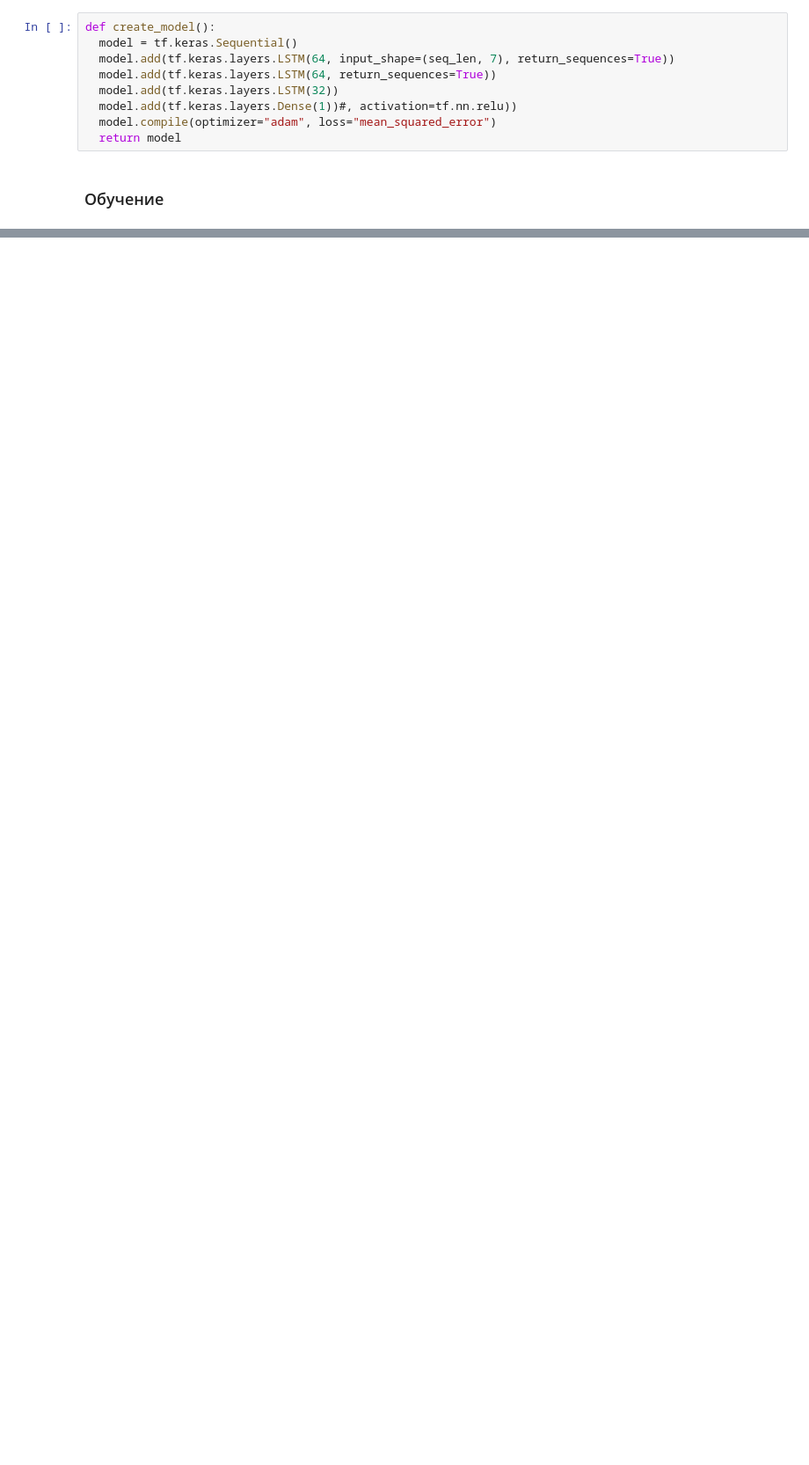
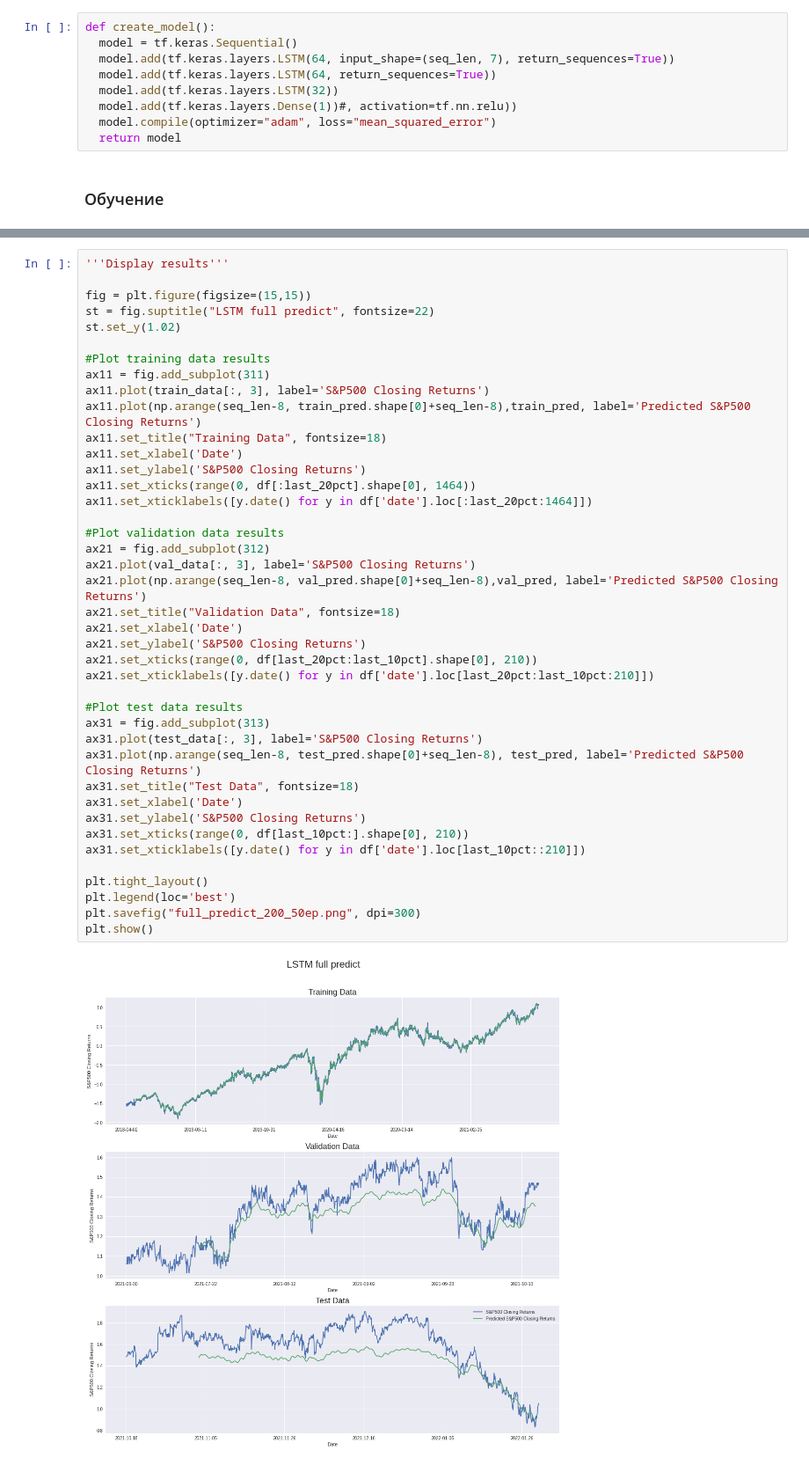
Before and after one commit to NOTfedos/neurorep, a Jupyter notebook: my_final_LSTM.ipynb, the cells around one changed output, grey strips where cells are left out. Shown at 88% size. Drawn from its saved outputs; the diff is of its cells as text; blank space fills up the shorter version.

Commit message:
middle results

```diff
--- a/my_final_LSTM.ipynb
+++ b/my_final_LSTM.ipynb
@@ -214,0 +273,43 @@ plt.legend(loc='best')
+# %%
+'''Display results'''
+
+fig = plt.figure(figsize=(15,15))
+st = fig.suptitle("LSTM full predict", fontsize=22)
+st.set_y(1.02)
+
+#Plot training data results
+ax11 = fig.add_subplot(311)
+ax11.plot(train_data[:, 3], label='S&P500 Closing Returns')
+ax11.plot(np.arange(seq_len-8, train_pred.shape[0]+seq_len-8),train_pred, label='Predicted S&P500 Closing Returns')
+ax11.set_title("Training Data", fontsize=18)
+ax11.set_xlabel('Date')
+ax11.set_ylabel('S&P500 Closing Returns')
+ax11.set_xticks(range(0, df[:last_20pct].shape[0], 1464))
+ax11.set_xticklabels([y.date() for y in df['date'].loc[:last_20pct:1464]])
+
+#Plot validation data results
+ax21 = fig.add_subplot(312)
+ax21.plot(val_data[:, 3], label='S&P500 Closing Returns')
+ax21.plot(np.arange(seq_len-8, val_pred.shape[0]+seq_len-8),val_pred, label='Predicted S&P500 Closing Returns')
+ax21.set_title("Validation Data", fontsize=18)
+ax21.set_xlabel('Date')
+ax21.set_ylabel('S&P500 Closing Returns')
+ax21.set_xticks(range(0, df[last_20pct:last_10pct].shape[0], 210))
+ax21.set_xticklabels([y.date() for y in df['date'].loc[last_20pct:last_10pct:210]])
+
+#Plot test data results
+ax31 = fig.add_subplot(313)
+ax31.plot(test_data[:, 3], label='S&P500 Closing Returns')
+ax31.plot(np.arange(seq_len-8, test_pred.shape[0]+seq_len-8), test_pred, label='Predicted S&P500 Closing Returns')
+ax31.set_title("Test Data", fontsize=18)
+ax31.set_xlabel('Date')
+ax31.set_ylabel('S&P500 Closing Returns')
+ax31.set_xticks(range(0, df[last_10pct:].shape[0], 210))
+ax31.set_xticklabels([y.date() for y in df['date'].loc[last_10pct::210]])
+
+plt.tight_layout()
+plt.legend(loc='best')
+plt.savefig("full_predict_200_50ep.png", dpi=300)
+plt.show()
+# %% [output]
+[figure, added]
```
Also changed, not shown: parts of 8 cells of this notebook, 1 other file.
